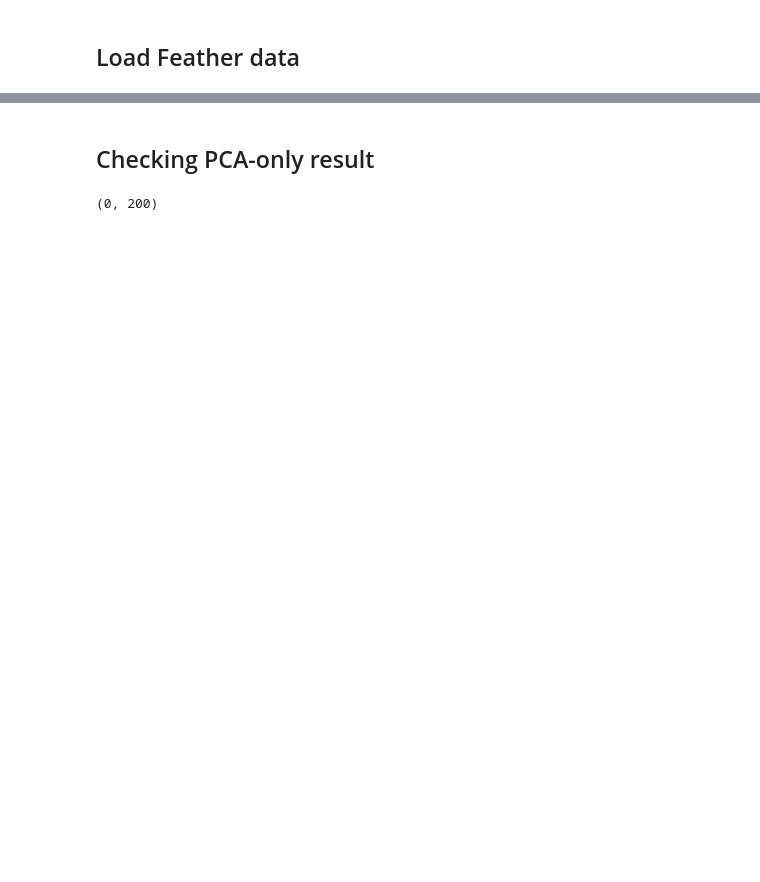
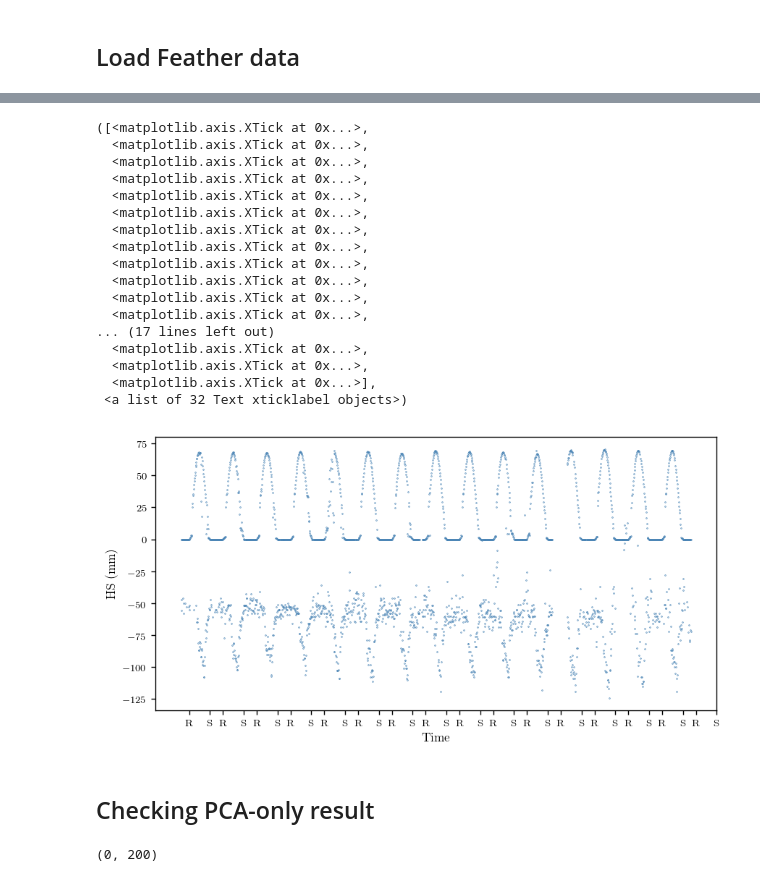
Before and after one commit to adam-coogan/snow_data_cleaning, a Jupyter notebook: scripts/Stable SSM EM.ipynb, the cells around one changed output, grey strips where cells are left out. Cells and saved outputs as stored; diff of their text form; code cells hidden in the pictures; blank space fills up the shorter version.

```diff
--- a/scripts/Stable SSM EM.ipynb
+++ b/scripts/Stable SSM EM.ipynb
@@ -10,13 +12,28 @@ colors = 2*[c["color"] for c in plt.rcParams["axes.prop_cycle"]]
 ## Load Feather data
 # %%
 # Info on what's available
-feather_wsns = ["ktl", "grzl"]
+feather_wsns = ["KTL", "GRZL"]
 
 # Choose a network
-df_feather_ktl = pd.read_csv("../output/feather/%s.csv" % feather_wsns[0])
-times = pd.to_datetime(df_feather_ktl["time"])
+df_feather_ktl = pd.read_csv("../raw_data/feather_data/%s.csv" % feather_wsns[0])
 
 # Extract values
 y_sd_raw = df_feather_ktl[["snowdepth_%i" % s for s in range(1, 12)]].values
 y_t_raw = df_feather_ktl[["air_temp_%i" % s for s in range(1, 12)]].values
 y_rh_raw = df_feather_ktl[["rel_humidity_%i" % s for s in range(1, 12)]].values
+y_rad_raw = df_feather_ktl["solar_rad_8"].values
+times = pd.to_datetime(df_feather_ktl["time"])
+
+# Convert times to CA ones
+utc_zone = tz.gettz("UTC")
+ca_zone = tz.gettz("America/Los_Angeles")
+times = np.array([t.replace(tzinfo=utc_zone).astimezone(ca_zone) for t in times])
+
+# Get dawn/dusk times
+
+def get_dawn_dusk(ts):
+    a = Astral()
+    a.solar_depression = "civil"
+    city = a["Sacramento"]
+
+    return np.array([city.sun(t)["sunrise"] for t in ts]), np.array([city.sun(t)["sunset"] for t in ts])
@@ -116,3 +173,39 @@ print A, "\n\n", C, "\n\n", D, "\n\n", R
+# %%
+ti = 29050
+tf = 30500
+
+plt.figure(figsize=(8, 4))
+
+plt.plot_date(pd.to_datetime(times[ti:tf]), y_sd_raw[ti:tf, 6], '.', markersize=0.7, color=colors[0])
+plt.plot_date(pd.to_datetime(times[ti:tf]), y_rad_raw[ti:tf], '.', markersize=0.7, color=colors[0])
+
+#plt.xlim(0, tf-ti)
+plt.xlabel("Time")
+plt.ylabel("HS (mm)")
+
+# Tick x axis at dawn and dusk each day
+dawns, dusks = get_dawn_dusk(times[ti:tf:96])
+dawn_dusk_ticks = np.array(zip(dawns, dusks)).flatten()
+plt.xticks(dawn_dusk_ticks, ["R", "S"] * (len(dawn_dusk_ticks) / 2))
+# %% [output]
+([<matplotlib.axis.XTick at 0x...>,
+  <matplotlib.axis.XTick at 0x...>,
+  <matplotlib.axis.XTick at 0x...>,
+  <matplotlib.axis.XTick at 0x...>,
+  <matplotlib.axis.XTick at 0x...>,
+  <matplotlib.axis.XTick at 0x...>,
+  <matplotlib.axis.XTick at 0x...>,
+  <matplotlib.axis.XTick at 0x...>,
+  <matplotlib.axis.XTick at 0x...>,
+  <matplotlib.axis.XTick at 0x...>,
+  <matplotlib.axis.XTick at 0x...>,
+  <matplotlib.axis.XTick at 0x...>,
+... (17 lines left out)
+  <matplotlib.axis.XTick at 0x...>,
+  <matplotlib.axis.XTick at 0x...>,
+  <matplotlib.axis.XTick at 0x...>],
+ <a list of 32 Text xticklabel objects>)
+[figure, added]
 # %% [markdown]
 ## Checking PCA-only result
 # %%
```
Also changed, not shown: parts of 16 cells of this notebook, 1 other file.
